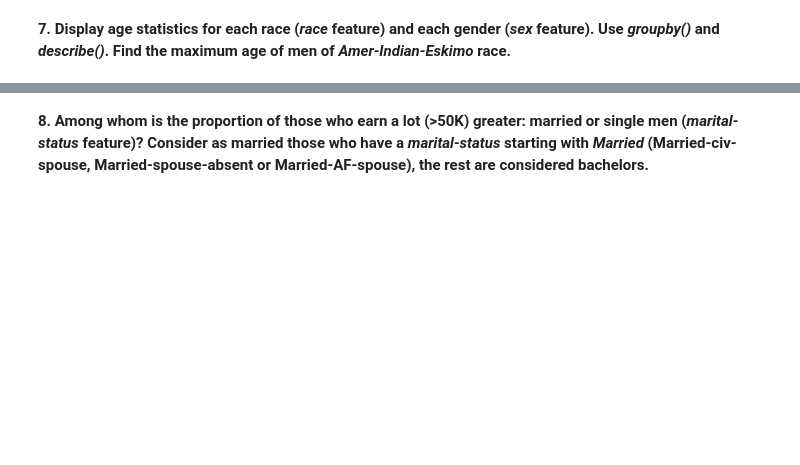
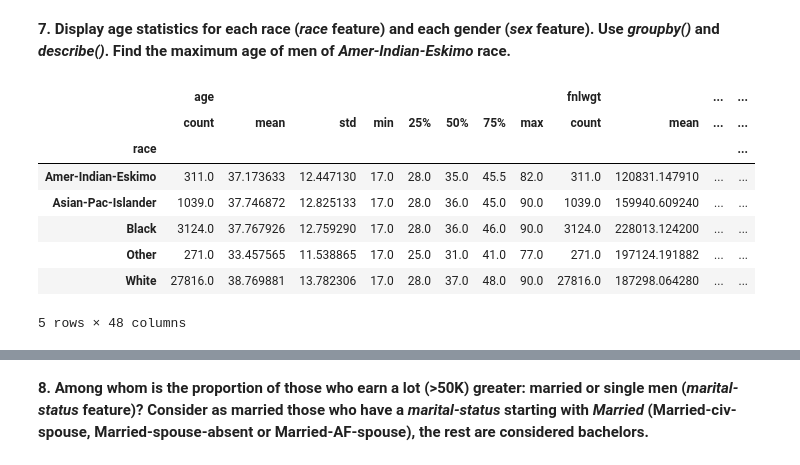
Before and after one commit to IvanSvyatykh/mlcourse, a Jupyter notebook: a1-demo-pandas-and-uci-adult-dataset.ipynb, the cells around one changed output, grey strips where cells are left out. Saved outputs shown, nothing was run; the diff lists cells and outputs as text; code cells hidden in the pictures; blank space fills up the shorter version.

```diff
--- a/a1-demo-pandas-and-uci-adult-dataset.ipynb
+++ b/a1-demo-pandas-and-uci-adult-dataset.ipynb
@@ -59,0 +104,12 @@ data.head()
+# %%
+data.groupby("race").describe()
+# %% [output]
+|  | age |  |  |  |  |  |  |  | fnlwgt |  | ... | ... |
+|  | count | mean | std | min | 25% | 50% | 75% | max | count | mean | ... | ... |
+| race |  |  |  |  |  |  |  |  |  |  |  | ... |
+| Amer-Indian-Eskimo | 311.0 | 37.173633 | 12.447130 | 17.0 | 28.0 | 35.0 | 45.5 | 82.0 | 311.0 | 120831.147910 | ... | ... |
+| Asian-Pac-Islander | 1039.0 | 37.746872 | 12.825133 | 17.0 | 28.0 | 36.0 | 45.0 | 90.0 | 1039.0 | 159940.609240 | ... | ... |
+| Black | 3124.0 | 37.767926 | 12.759290 | 17.0 | 28.0 | 36.0 | 46.0 | 90.0 | 3124.0 | 228013.124200 | ... | ... |
+| Other | 271.0 | 33.457565 | 11.538865 | 17.0 | 25.0 | 31.0 | 41.0 | 77.0 | 271.0 | 197124.191882 | ... | ... |
+| White | 27816.0 | 38.769881 | 13.782306 | 17.0 | 28.0 | 37.0 | 48.0 | 90.0 | 27816.0 | 187298.064280 | ... | ... |
+5 rows × 48 columns
```
Also changed, not shown: parts of 28 cells of this notebook.
